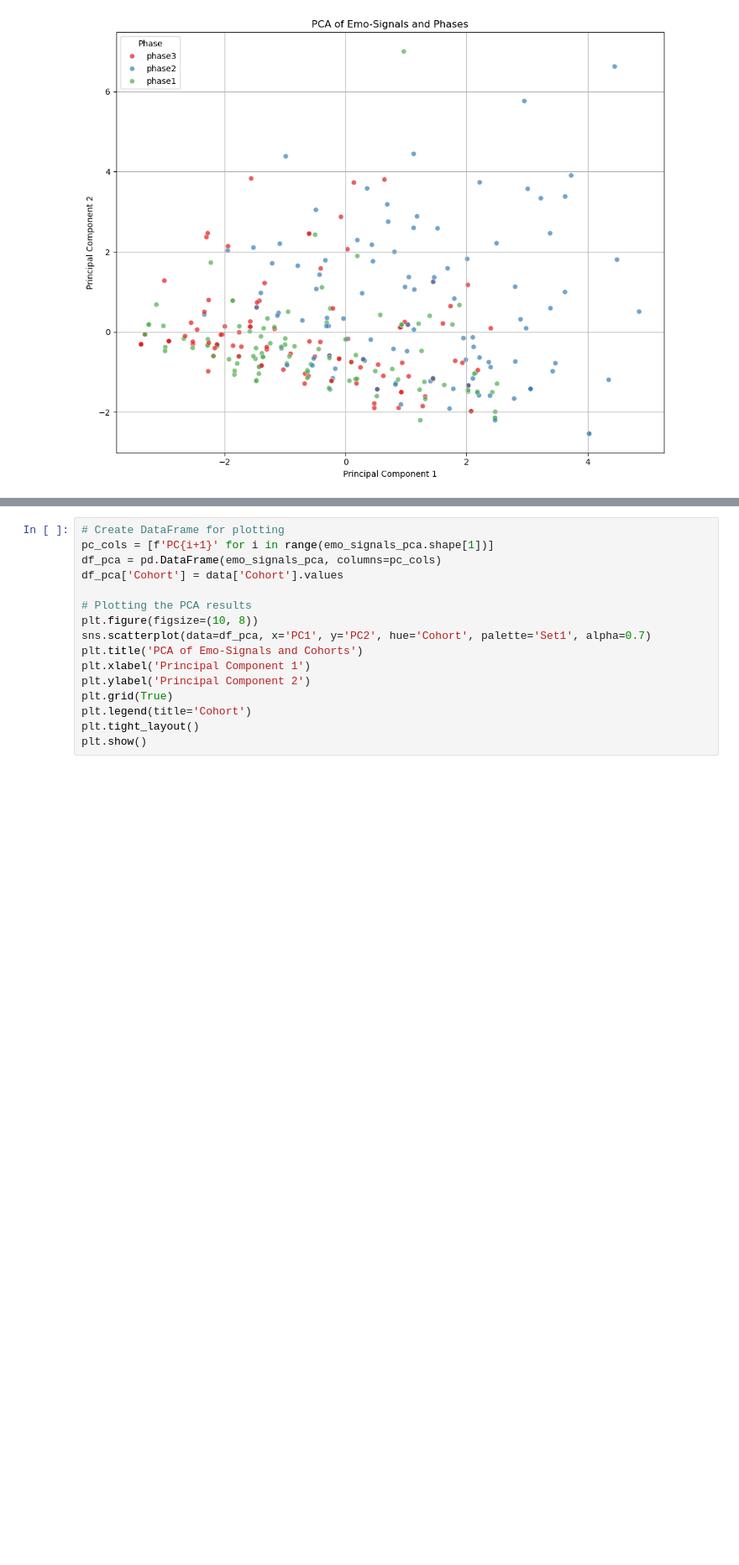
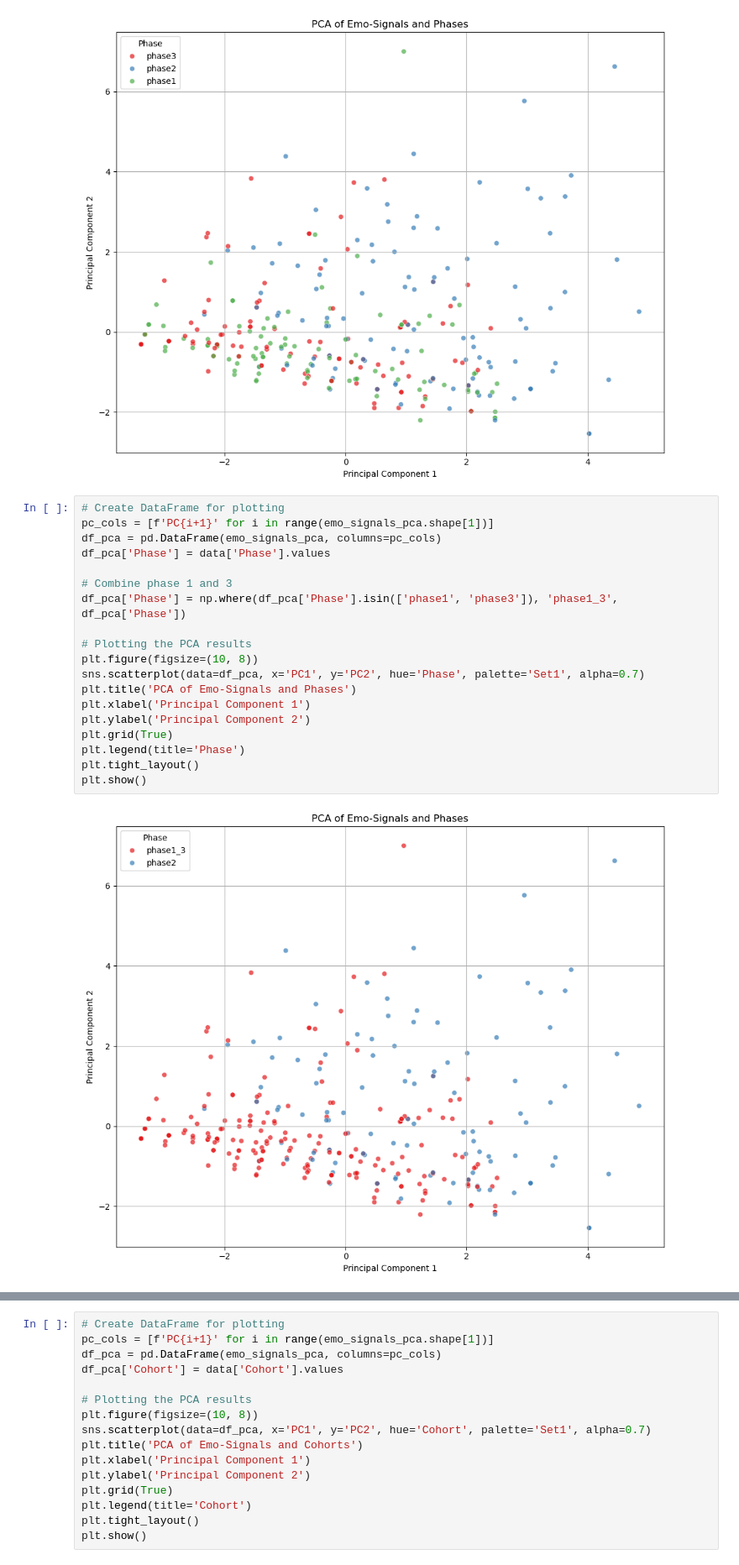
Before and after one commit to AntonWangDTU/case_2, a Jupyter notebook: src_johan/case_2_clustering.ipynb, the cells around one changed output, grey strips where cells are left out. Shown at 84% size. Drawn from its saved outputs; the diff is of its cells as text; blank space fills up the shorter version.

```diff
--- a/src_johan/case_2_clustering.ipynb
+++ b/src_johan/case_2_clustering.ipynb
@@ -501,3 +501,24 @@ plt.tight_layout()
 plt.show()
 # %% [output]
 [figure]
+# %%
+# Create DataFrame for plotting
+pc_cols = [f'PC{i+1}' for i in range(emo_signals_pca.shape[1])]
+df_pca = pd.DataFrame(emo_signals_pca, columns=pc_cols)
+df_pca['Phase'] = data['Phase'].values
+
+# Combine phase 1 and 3
+df_pca['Phase'] = np.where(df_pca['Phase'].isin(['phase1', 'phase3']), 'phase1_3', df_pca['Phase'])
+
+# Plotting the PCA results
+plt.figure(figsize=(10, 8))
+sns.scatterplot(data=df_pca, x='PC1', y='PC2', hue='Phase', palette='Set1', alpha=0.7)
+plt.title('PCA of Emo-Signals and Phases')
+plt.xlabel('Principal Component 1')
+plt.ylabel('Principal Component 2')
+plt.grid(True)
+plt.legend(title='Phase')
+plt.tight_layout()
+plt.show()
+# %% [output]
+[figure, added]
```
Also changed, not shown: parts of 2 cells of this notebook.
